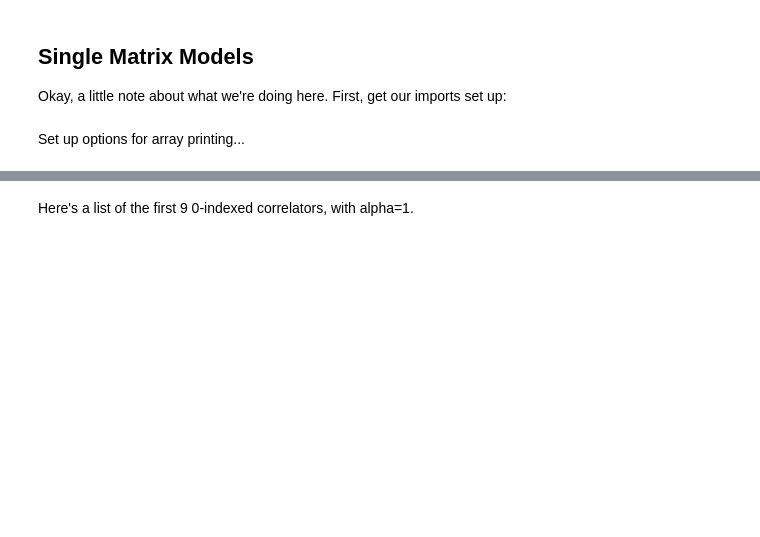
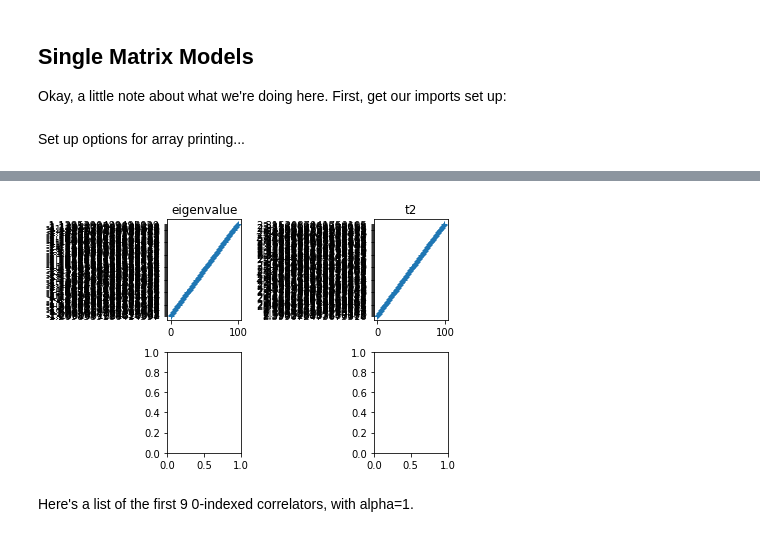
Before and after one commit to sritchie/catenary, a Jupyter notebook: notebooks/single_matrix_model.ipynb, the cells around one changed output, grey strips where cells are left out. Drawn from its saved outputs; the diff is of its cells as text; code cells hidden in the pictures; blank space fills up the shorter version.

```diff
--- a/notebooks/single_matrix_model.ipynb
+++ b/notebooks/single_matrix_model.ipynb
@@ -17,3 +34,9 @@ Set up options for array printing...
+# %%
+
+from matplotlib import pyplot as plt
+m.plot_metrics(data, 2, 2)
+# %% [output]
+[figure, added]
 # %% [markdown]
 Here's a list of the first 9 0-indexed correlators, with alpha=1.
 # %%
```
Also changed, not shown: parts of 4 cells of this notebook, 2 other files.
